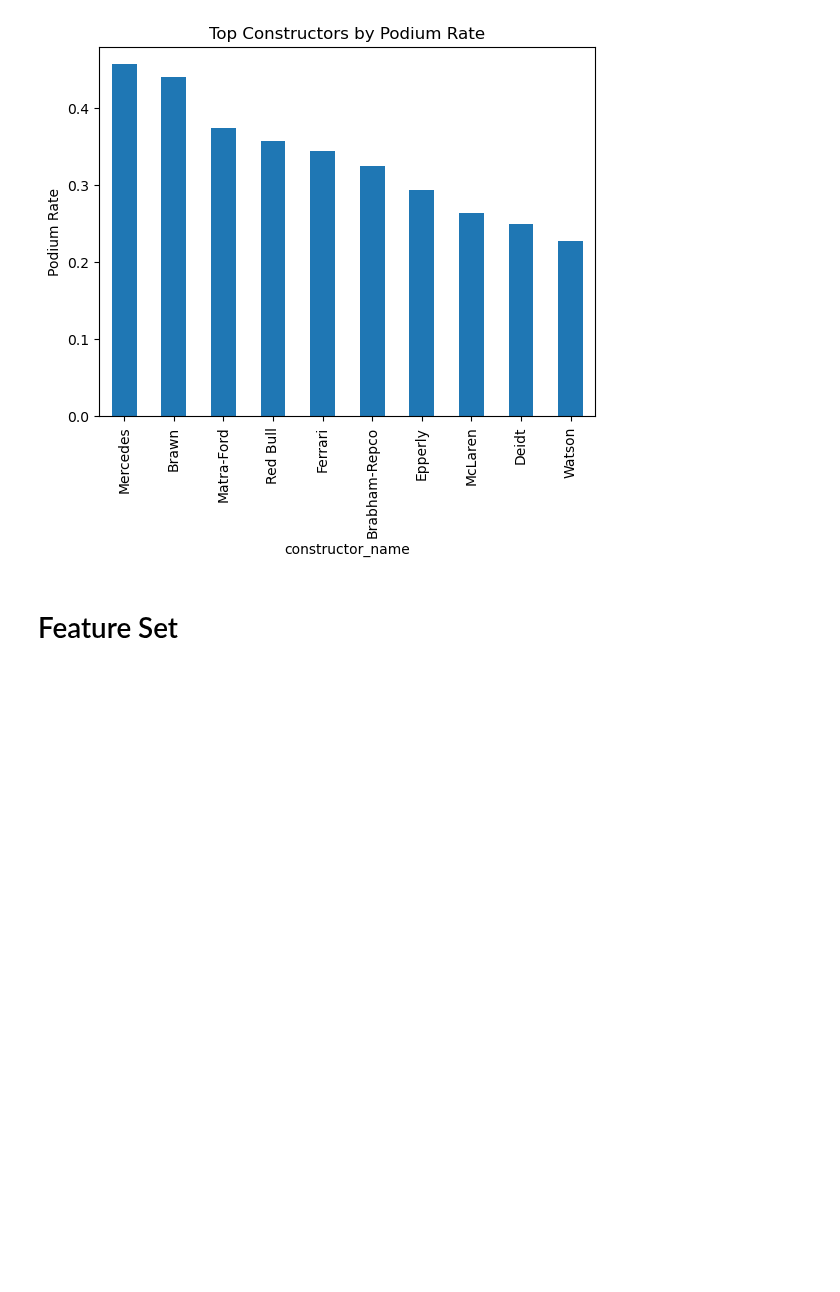
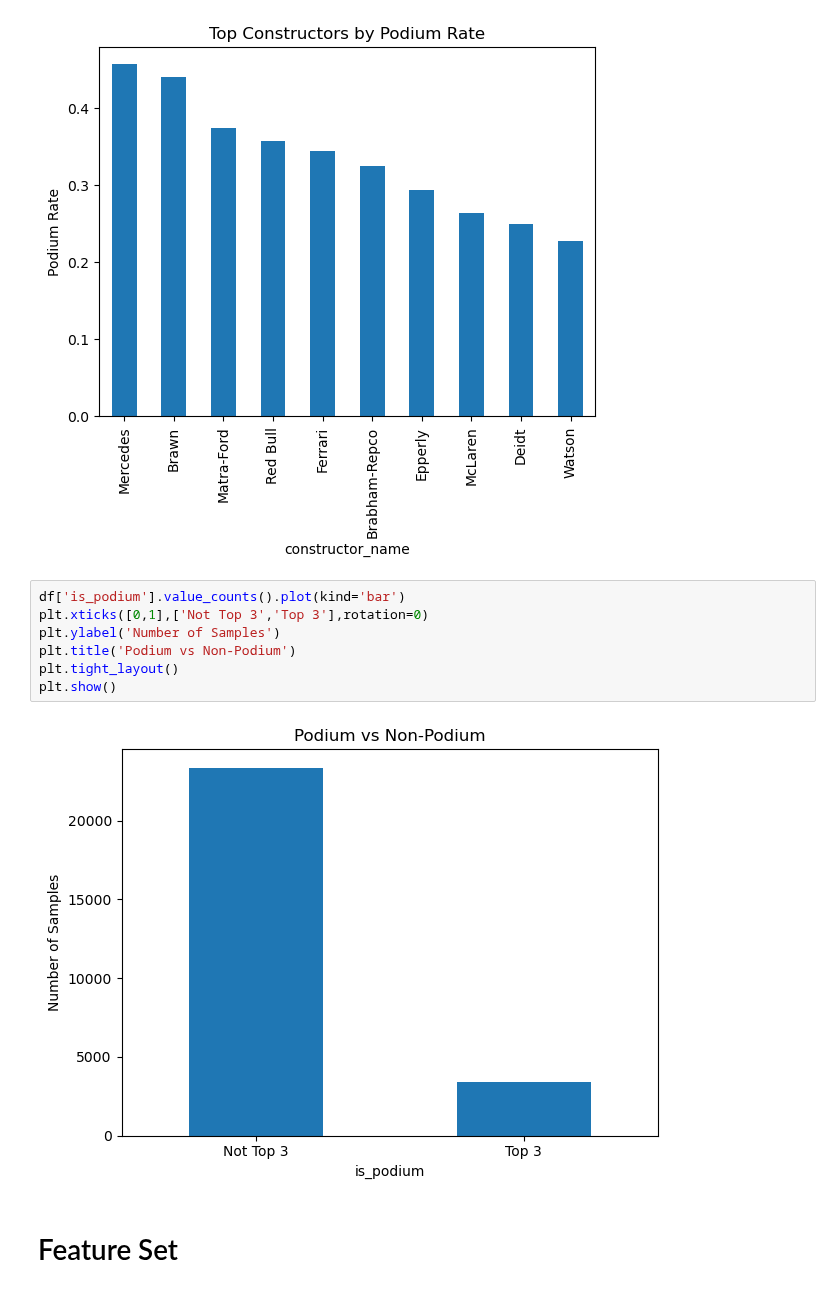
Before and after one commit to MuhdAnasZakwan/f1-predictor, a Jupyter notebook: f1_predictor.ipynb, the cells around one changed output. Saved outputs shown, nothing was run; the diff lists cells and outputs as text; blank space fills up the shorter version.

Commit message:
plotting update

```diff
--- a/f1_predictor.ipynb
+++ b/f1_predictor.ipynb
@@ -197,6 +198,15 @@ plt.title('Top Constructors by Podium Rate')
 plt.show()
 # %% [output]
 [figure]
+# %%
+df['is_podium'].value_counts().plot(kind='bar')
+plt.xticks([0,1],['Not Top 3','Top 3'],rotation=0)
+plt.ylabel('Number of Samples')
+plt.title('Podium vs Non-Podium')
+plt.tight_layout()
+plt.show()
+# %% [output]
+[figure, added]
 # %% [markdown]
 # Feature Set
 # %%
```
Also changed, not shown: parts of 4 cells of this notebook.
